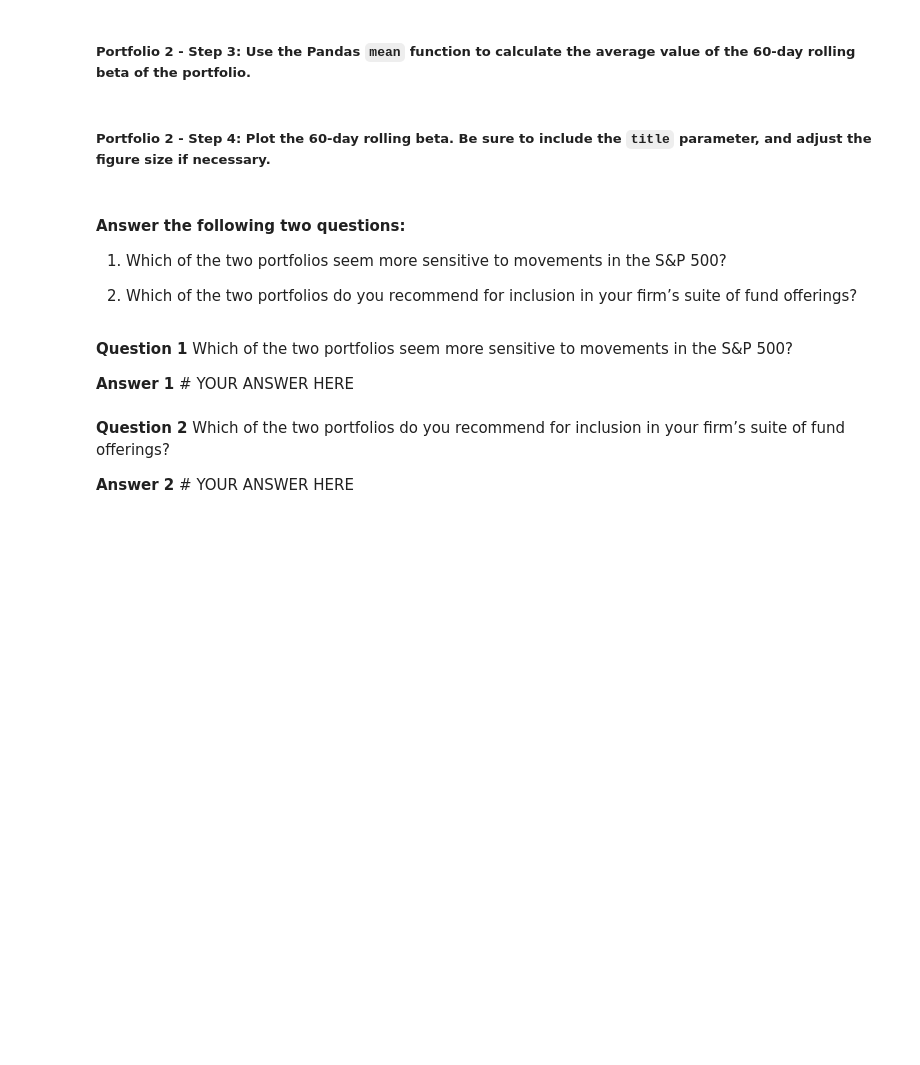
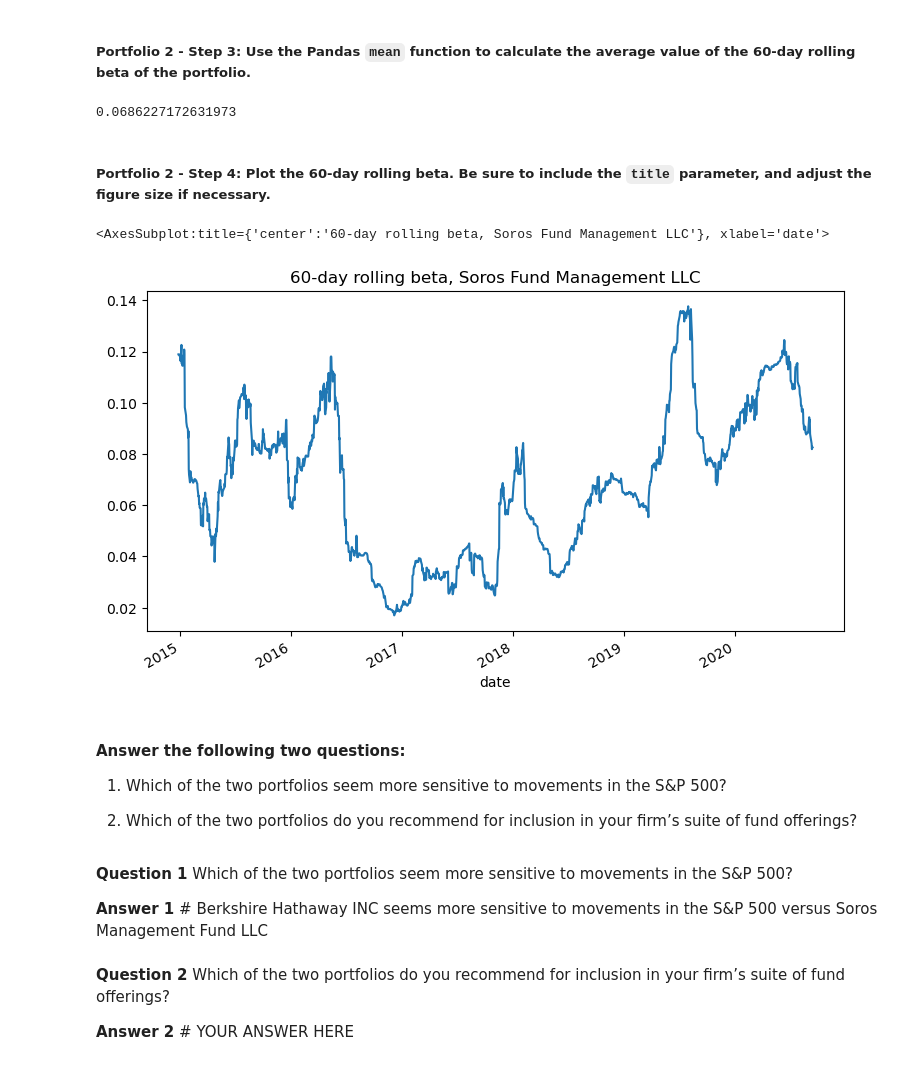
Before and after one commit to AndrewRBader/module4_challenge, a Jupyter notebook: Starter_Code/risk_return_analysis.ipynb, the cells around one changed output. Saved outputs shown, nothing was run; the diff lists cells and outputs as text; code cells hidden in the pictures; blank space fills up the shorter version.

```diff
--- a/Starter_Code/risk_return_analysis.ipynb
+++ b/Starter_Code/risk_return_analysis.ipynb
@@ -422,5 +473,9 @@ Your analysis is nearing completion. Now, you need to evaluate how the portfolio
 ##### Portfolio 2 - Step 1: Using the 60-day rolling window, the daily return data, and the S&P 500 returns, calculate the covariance. Review the last five rows of the covariance of the portfolio.
 # %%
 # Calculate the covariance using a 60-day rolling window
+
+# selecting Soros Fund Management LLC column and S&P 500 column to calculate relative covariance
+soros_fund_management_covariance = daily_returns['SOROS FUND MANAGEMENT LLC'].rolling(window=60).cov(daily_returns['S&P 500'])
+
 # Review the last five rows of the covariance data
-# YOUR CODE HERE
+soros_fund_management_covariance.tail()
@@ -427,6 +490,8 @@ Your analysis is nearing completion. Now, you need to evaluate how the portfolio
 # %% [markdown]
 ##### Portfolio 2 - Step 2: Calculate the beta of the portfolio. To do that, divide the covariance of the portfolio by the variance of the S&P 500.
 # %%
-# Calculate the beta based on the 60-day rolling covariance compared to the market (S&P 500)
+# Calculated the beta based on the 60-day rolling covariance compared to the market (S&P 500)
+soros_fund_management_beta = soros_fund_management_covariance / sandp500_variance
+
 # Review the last five rows of the beta information
-# YOUR CODE HERE
+soros_fund_management_beta.tail()
@@ -433,14 +506,19 @@ Your analysis is nearing completion. Now, you need to evaluate how the portfolio
 # %% [markdown]
 ##### Portfolio 2 - Step 3: Use the Pandas `mean` function to calculate the average value of the 60-day rolling beta of the portfolio.
 # %%
-# Calculate the average of the 60-day rolling beta
-# YOUR CODE HERE
+# Calculated the average of the 60-day rolling beta
+soros_fund_management_beta.mean()
+# %% [output]
+0.0686227172631973
 # %% [markdown]
 ##### Portfolio 2 - Step 4: Plot the 60-day rolling beta. Be sure to include the `title` parameter, and adjust the figure size if necessary.
 # %%
 # Plot the rolling beta
 # Include a title parameter and adjust the figure size
-# YOUR CODE HERE
+soros_fund_management_beta.plot(figsize=(9,5), title="60-day rolling beta, Soros Fund Management LLC")
+# %% [output]
+<AxesSubplot:title={'center':'60-day rolling beta, Soros Fund Management LLC'}, xlabel='date'>
+[figure, added]
 # %% [markdown]
 #### Answer the following two questions:
 
@@ -450,7 +528,7 @@ Your analysis is nearing completion. Now, you need to evaluate how the portfolio
 # %% [markdown]
 **Question 1** Which of the two portfolios seem more sensitive to movements in the S&P 500?
 
-**Answer 1** # YOUR ANSWER HERE
+**Answer 1** # Berkshire Hathaway INC seems more sensitive to movements in the S&P 500 versus Soros Management Fund LLC
 # %% [markdown]
 **Question 2** Which of the two portfolios do you recommend for inclusion in your firm’s suite of fund offerings?
 
```
Also changed, not shown: parts of 11 cells of this notebook.
